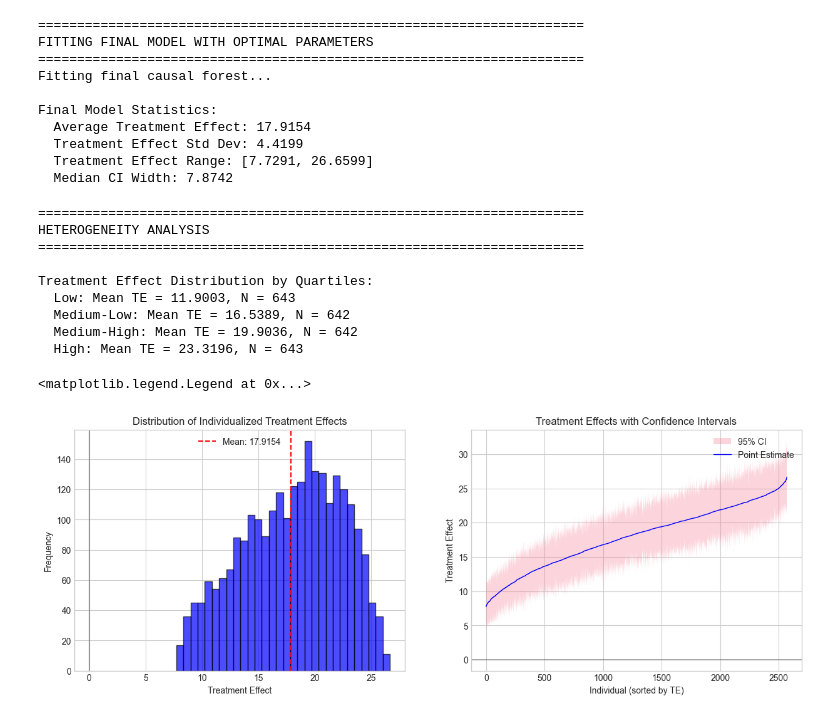
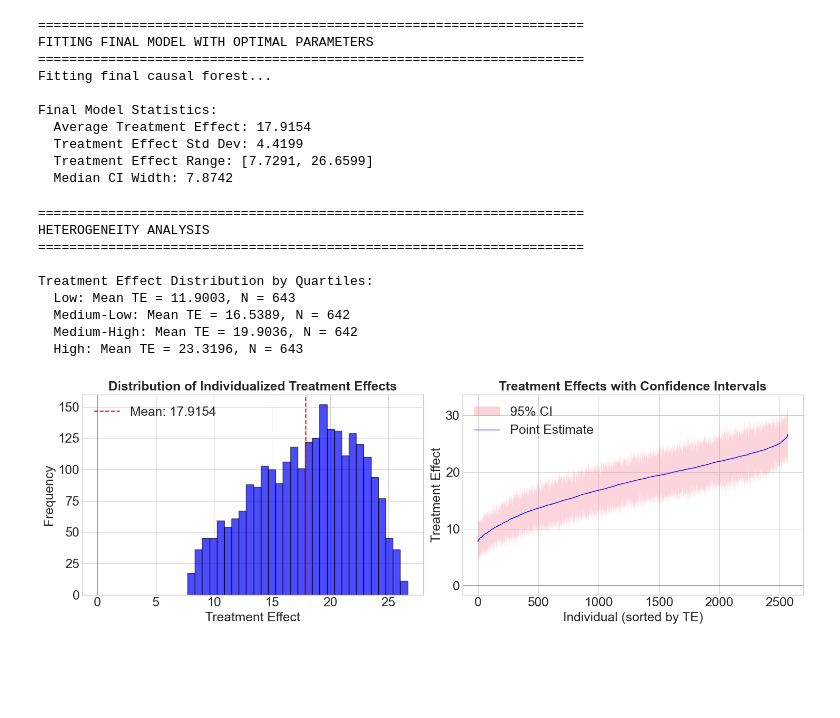
Before and after one commit to jad-moawad/customer-segmentation-ab-testing-machine-learning, a Jupyter notebook: notebooks/03_Machine_learning.ipynb, the cells around one changed output. Cells and saved outputs as stored; diff of their text form; code cells hidden in the pictures; blank space fills up the shorter version.

```diff
--- a/notebooks/03_Machine_learning.ipynb
+++ b/notebooks/03_Machine_learning.ipynb
@@ -599,42 +577,56 @@ for group in ['Low', 'Medium-Low', 'Medium-High', 'High']:
     print(f"  {group}: Mean TE = {np.mean(te_final[mask]):.4f}, N = {np.sum(mask)}")
 
 # Visualize final results
 fig, axes = plt.subplots(1, 2, figsize=(15, 5))
 
 # Distribution of treatment effects
 ax = axes[0]
 ax.hist(te_final, bins=30, alpha=0.7, color='blue', edgecolor='black')
 ax.axvline(np.mean(te_final), color='red', linestyle='--', label=f'Mean: {np.mean(te_final):.4f}')
 ax.axvline(0, color='black', linestyle='-', alpha=0.3)
-ax.set_xlabel('Treatment Effect')
-ax.set_ylabel('Frequency')
-ax.set_title('Distribution of Individualized Treatment Effects')
-ax.legend()
+ax.set_xlabel('Treatment Effect', fontsize=18)
+ax.set_ylabel('Frequency', fontsize=18)
+ax.set_title('Distribution of Individualized Treatment Effects', fontsize=18, fontweight='bold')
+ax.legend(fontsize=18)
+ax.tick_params(axis='x', labelsize=18)
+ax.tick_params(axis='y', labelsize=18)
 
 # Confidence intervals
 ax = axes[1]
 sorted_idx = np.argsort(te_final)
 ax.fill_between(range(len(te_final)),
                 te_final_interval[0][sorted_idx],
                 te_final_interval[1][sorted_idx],
                 alpha=0.3, label='95% CI')
 ax.plot(te_final[sorted_idx], 'b-', linewidth=1, label='Point Estimate')
 ax.axhline(0, color='black', linestyle='-', alpha=0.3)
-ax.set_xlabel('Individual (sorted by TE)')
-ax.set_ylabel('Treatment Effect')
-ax.set_title('Treatment Effects with Confidence Intervals')
-ax.legend()
+ax.set_xlabel('Individual (sorted by TE)', fontsize=18)
+ax.set_ylabel('Treatment Effect', fontsize=18)
+ax.set_title('Treatment Effects with Confidence Intervals', fontsize=18, fontweight='bold')
+ax.legend(fontsize=18)
+ax.tick_params(axis='x', labelsize=18)
+ax.tick_params(axis='y', labelsize=18)
+
+plt.tight_layout()
+
+# Save with high DPI for better quality on GitHub
+plt.savefig('/Users/jadmoawad/Desktop/Github_financial_experiment/financial-literacy-experiment/Figures/ML_fig_2.png',
+            dpi=300,
+            bbox_inches='tight',
+            facecolor='white',
+            edgecolor='none')
+
+plt.show()
 # %% [output]
 ======================================================================
 HETEROGENEITY ANALYSIS
 ======================================================================
 
 Treatment Effect Distribution by Quartiles:
   Low: Mean TE = 11.9003, N = 643
   Medium-Low: Mean TE = 16.5389, N = 642
   Medium-High: Mean TE = 19.9036, N = 642
   High: Mean TE = 23.3196, N = 643
-<matplotlib.legend.Legend at 0x...>
-[figure, old version]
+[figure, new version]
 # %%
 # ============================================================================
```
Also changed, not shown: parts of 8 cells of this notebook, 32 other files.
